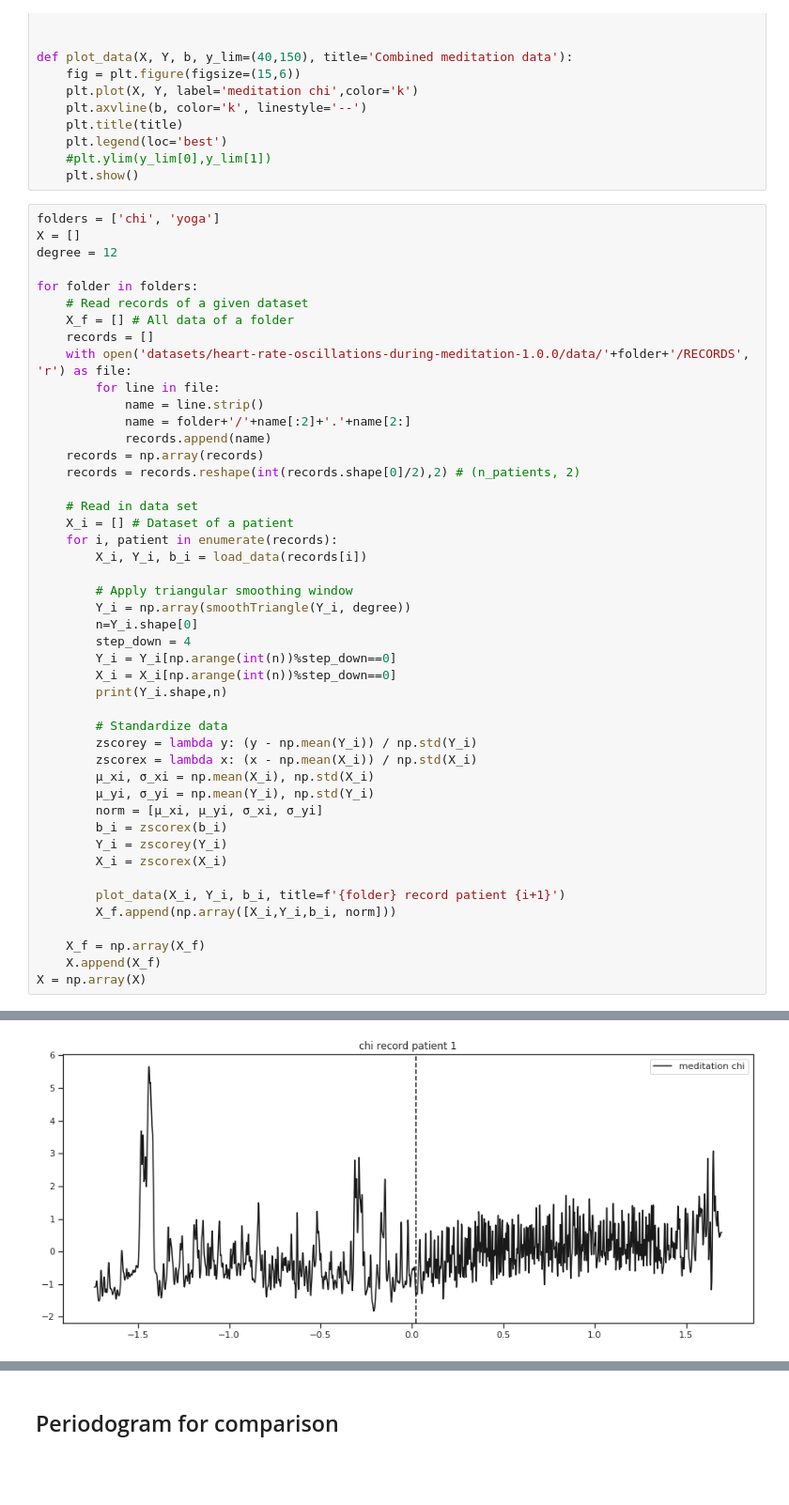
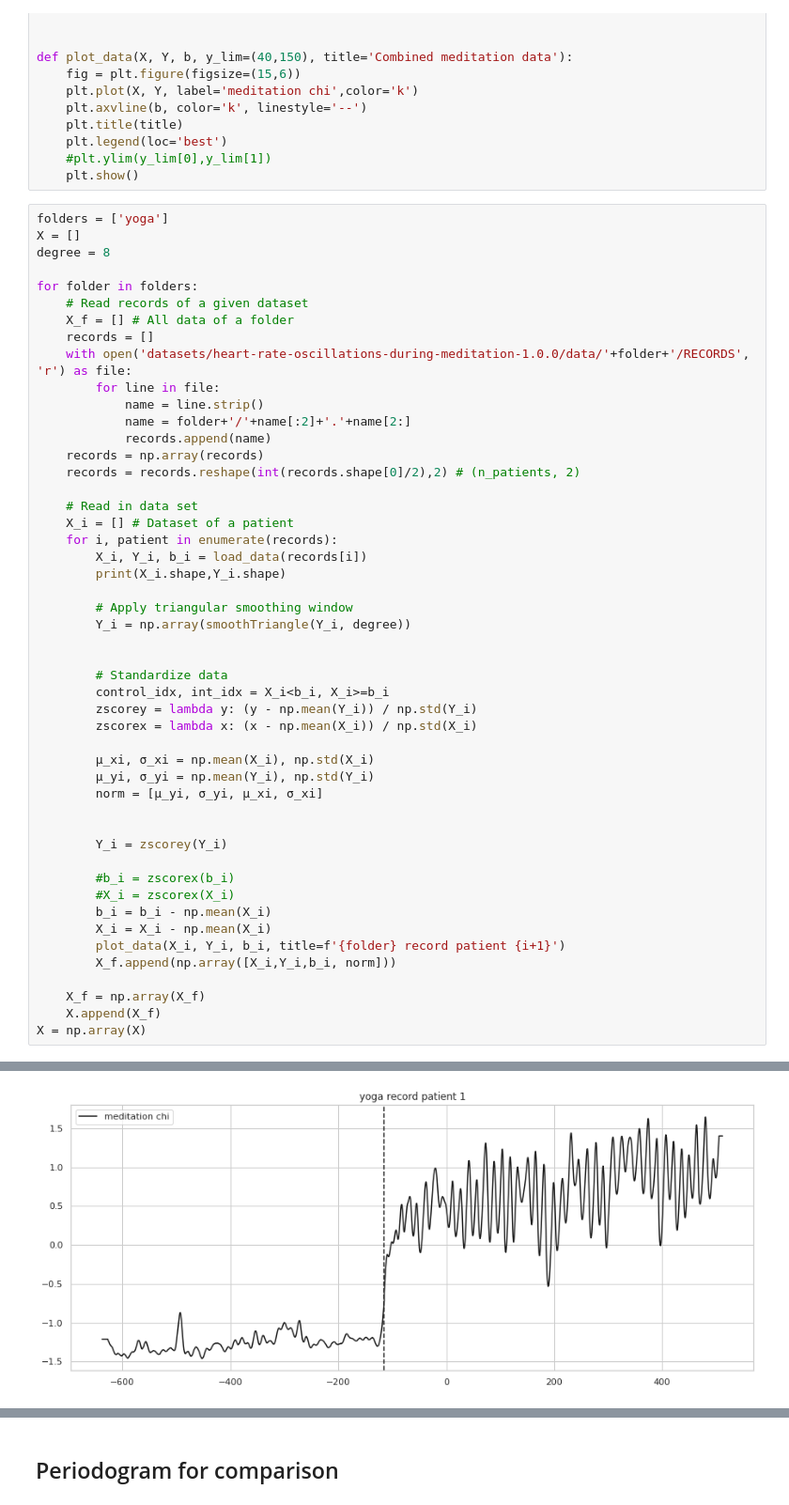
Before and after one commit to DavidLeeftink/Spectral-Discontinuity-Design, a Jupyter notebook: Analyses/Heart rate oscillations during meditation analysis.ipynb, the cells around one changed output, grey strips where cells are left out. Shown at 94% size. Cells and saved outputs as stored; diff of their text form; blank space fills up the shorter version.

```diff
--- a/Analyses/Heart rate oscillations during meditation analysis.ipynb
+++ b/Analyses/Heart rate oscillations during meditation analysis.ipynb
@@ -95,9 +97,9 @@ def plot_data(X, Y, b, y_lim=(40,150), title='Combined meditation data'):
     #plt.ylim(y_lim[0],y_lim[1])
     plt.show()
 # %%
-folders = ['chi', 'yoga']
+folders = ['yoga']
 X = []
-degree = 12
+degree = 8
 
 for folder in folders:
     # Read records of a given dataset
@@ -115,25 +117,28 @@ for folder in folders:
     X_i = [] # Dataset of a patient
     for i, patient in enumerate(records):
         X_i, Y_i, b_i = load_data(records[i])
+        print(X_i.shape,Y_i.shape)
 
         # Apply triangular smoothing window
         Y_i = np.array(smoothTriangle(Y_i, degree))
-        n=Y_i.shape[0]
-        step_down = 4
-        Y_i = Y_i[np.arange(int(n))%step_down==0]
-        X_i = X_i[np.arange(int(n))%step_down==0]
-        print(Y_i.shape,n)
+
 
         # Standardize data
+        control_idx, int_idx = X_i<b_i, X_i>=b_i
         zscorey = lambda y: (y - np.mean(Y_i)) / np.std(Y_i)
         zscorex = lambda x: (x - np.mean(X_i)) / np.std(X_i)
+
         μ_xi, σ_xi = np.mean(X_i), np.std(X_i)
         μ_yi, σ_yi = np.mean(Y_i), np.std(Y_i)
-        norm = [μ_xi, μ_yi, σ_xi, σ_yi]
-        b_i = zscorex(b_i)
+        norm = [μ_yi, σ_yi, μ_xi, σ_xi]
+
+
         Y_i = zscorey(Y_i)
-        X_i = zscorex(X_i)
 
+        #b_i = zscorex(b_i)
+        #X_i = zscorex(X_i)
+        b_i = b_i - np.mean(X_i)
+        X_i = X_i - np.mean(X_i)
         plot_data(X_i, Y_i, b_i, title=f'{folder} record patient {i+1}')
         X_f.append(np.array([X_i,Y_i,b_i, norm]))
 
@@ -145 +150 @@ X = np.array(X)
-[figure, old version]
+[figure, new version]
```
Also changed, not shown: parts of 9 cells of this notebook, 12 other files.
